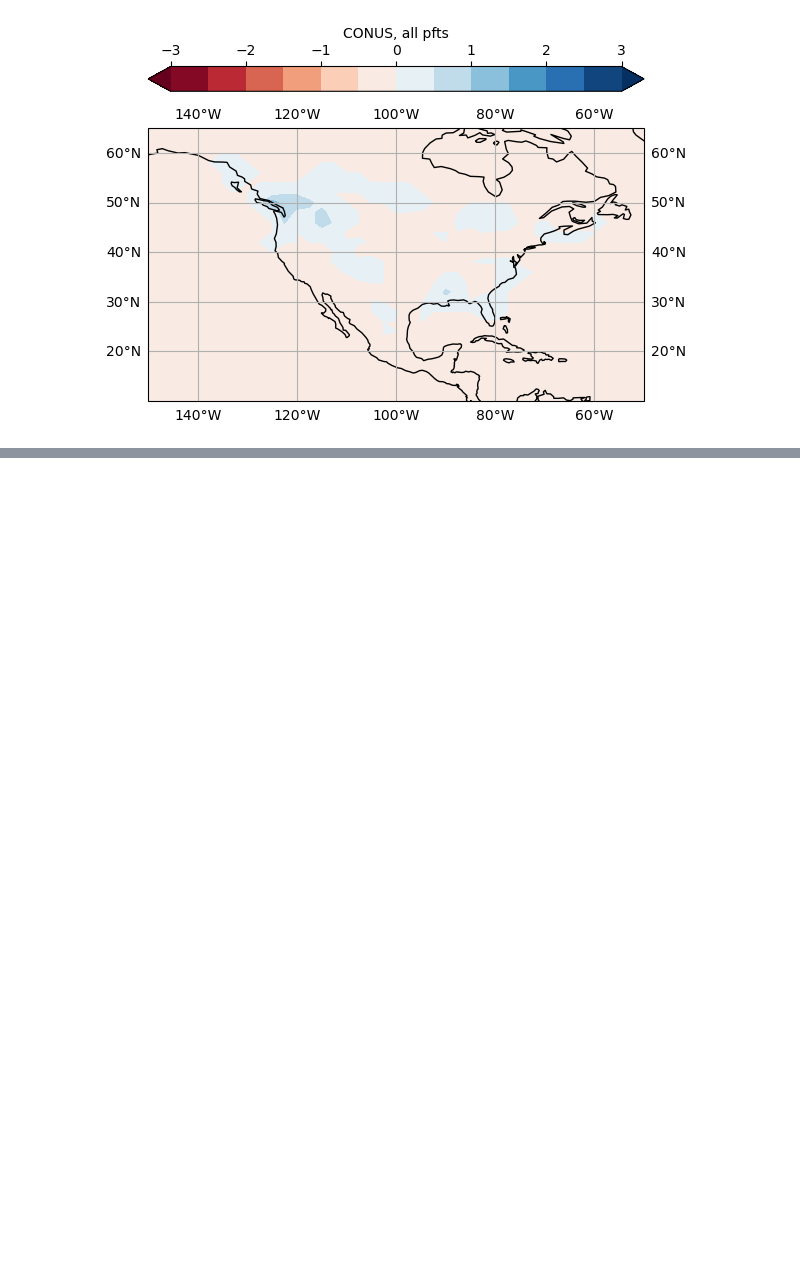
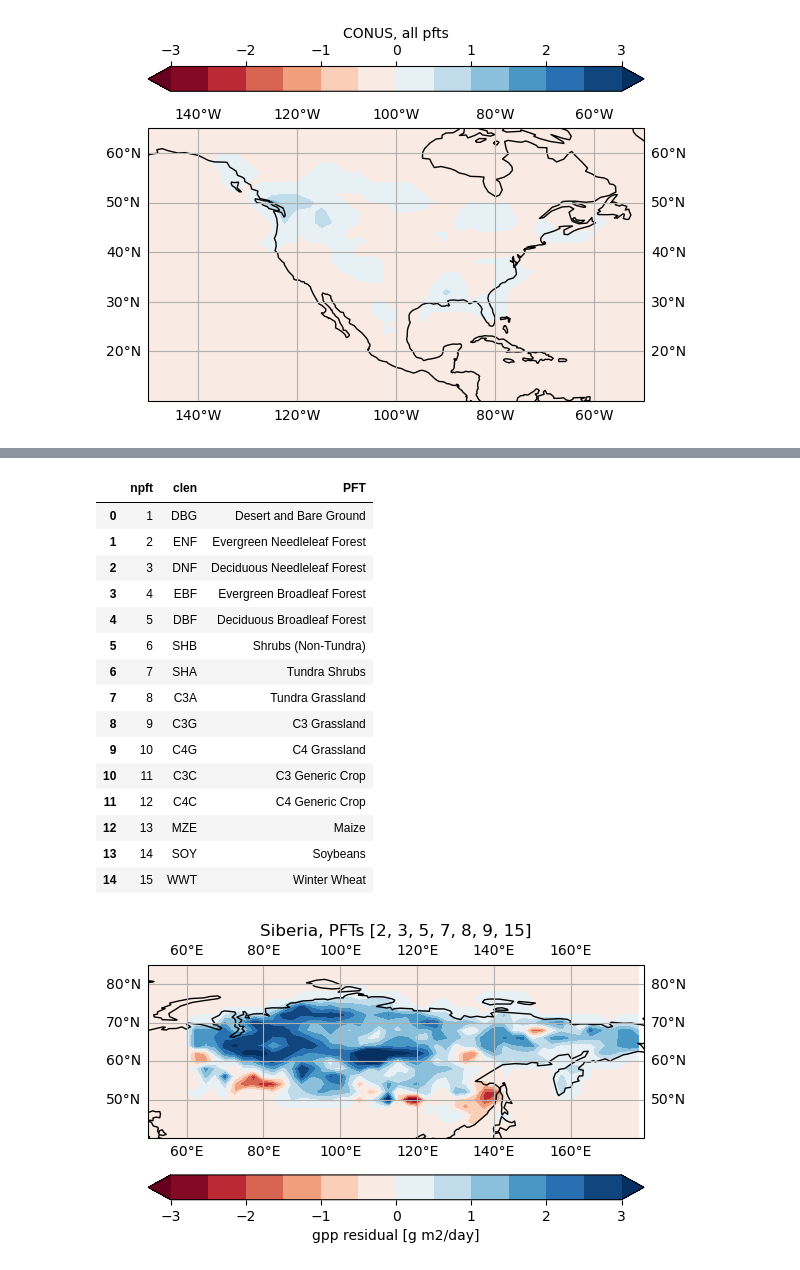
Before and after one commit to jhollowed/climate_analysis, a Jupyter notebook: OCO/inspect_monthly_flux_per_region.ipynb, the cells around one changed output, grey strips where cells are left out. Cells and saved outputs as stored; diff of their text form; code cells hidden in the pictures; blank space fills up the shorter version.

```diff
--- a/OCO/inspect_monthly_flux_per_region.ipynb
+++ b/OCO/inspect_monthly_flux_per_region.ipynb
@@ -304,0 +289,19 @@ ax.gridlines(draw_labels=True)
+# %%
+levels = np.arange(-3, 3.1, 0.5)
+bad_pfts = []
+kept_pfts = []
+
+gpp_set = False
+for pft in np.arange(1, 16, 1):
+    try:
+        if(not gpp_set):
+            gpp_all_pft = get_gpp_latlon(7, pft)
+            gpp_set = True
+        else:
+            gpp_all_pft += get_gpp_latlon(7, pft)
+        kept_pfts.append(int(pft))
+    except ValueError:
+        print(f'skipping pft {pft}')
+        bad_pfts.append(pft)
+        continue
+gpp_all_pft = gpp_all_pft.sel(time=slice(np.datetime64("2020-05-31"), np.datetime64("2020-07-31"))).mean('time')
@@ -304,0 +317,36 @@ ax.gridlines(draw_labels=True)
+# %%
+fig = plt.figure()
+ax  = fig.add_subplot(projection=ccrs.PlateCarree())
+cf  = ax.contourf(gpp_all_pft.lon, gpp_all_pft.lat, -gpp_all_pft, cmap='RdBu', levels=levels, extend='both')
+cb  = fig.colorbar(cf, ax=ax, label='gpp residual [g m2/day]', location='bottom', pad=0.1)
+ax.set_extent([50, 179, 40, 85], crs=ccrs.PlateCarree())
+ax.coastlines(resolution="110m")
+ax.gridlines(draw_labels=True)
+ax.set_title(f'Siberia, PFTs {kept_pfts}')
+
+plt.savefig('siberia_gpp_anomaly_map.png', dpi=200)
+
+
+df = pd.DataFrame(pfts, columns=["npft", "clen", "PFT"])
+red_rows = bad_pfts
+def highlight_red(row):
+    return ["color: red" if row.npft in red_rows else "" for _ in row]
+df.style.apply(highlight_red, axis=1)
+# %% [output]
+|  | npft | clen | PFT |
+| 0 | 1 | DBG | Desert and Bare Ground |
+| 1 | 2 | ENF | Evergreen Needleleaf Forest |
+| 2 | 3 | DNF | Deciduous Needleleaf Forest |
+| 3 | 4 | EBF | Evergreen Broadleaf Forest |
+| 4 | 5 | DBF | Deciduous Broadleaf Forest |
+| 5 | 6 | SHB | Shrubs (Non-Tundra) |
+| 6 | 7 | SHA | Tundra Shrubs |
+| 7 | 8 | C3A | Tundra Grassland |
+| 8 | 9 | C3G | C3 Grassland |
+| 9 | 10 | C4G | C4 Grassland |
+| 10 | 11 | C3C | C3 Generic Crop |
+| 11 | 12 | C4C | C4 Generic Crop |
+| 12 | 13 | MZE | Maize |
+| 13 | 14 | SOY | Soybeans |
+| 14 | 15 | WWT | Winter Wheat |
+[figure, added]
```
Also changed, not shown: parts of 22 cells of this notebook, 3 other files.
